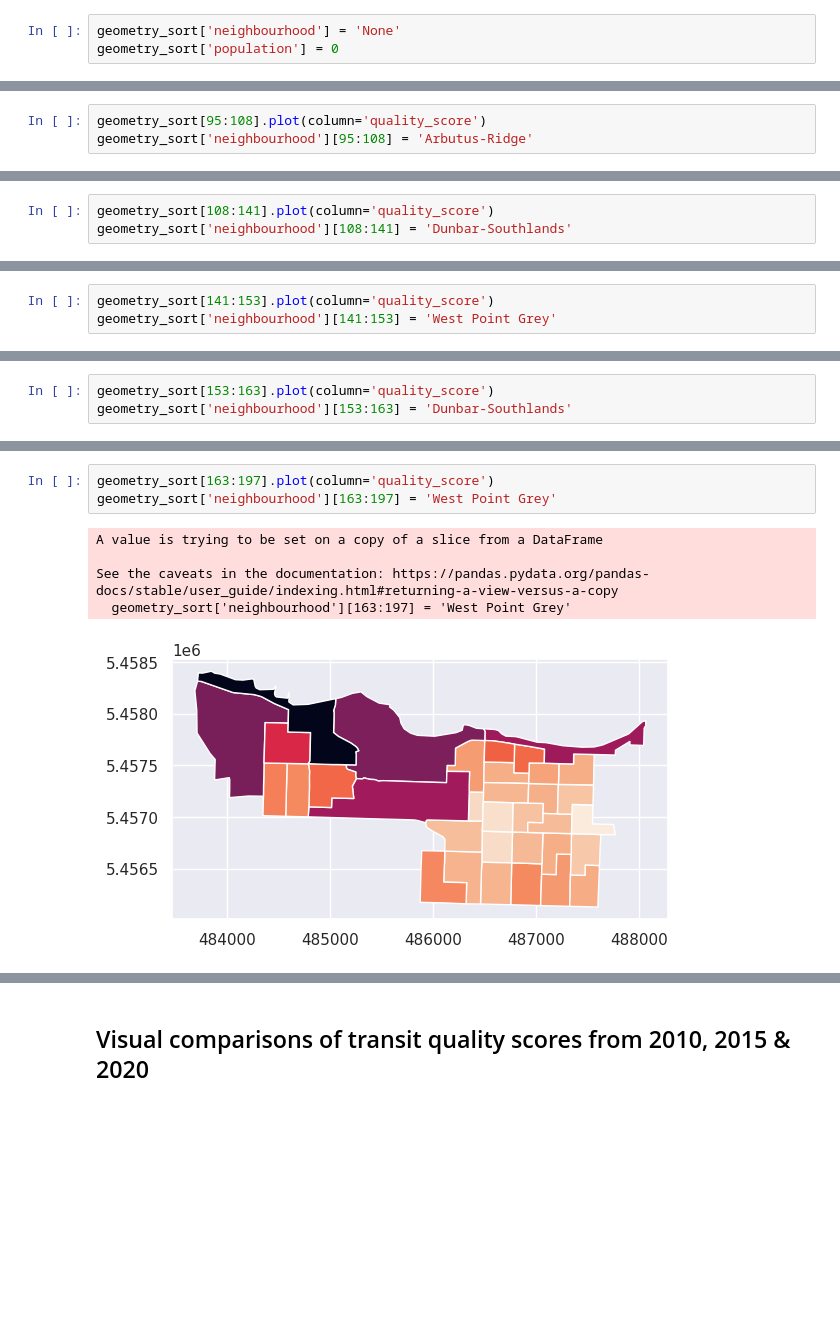
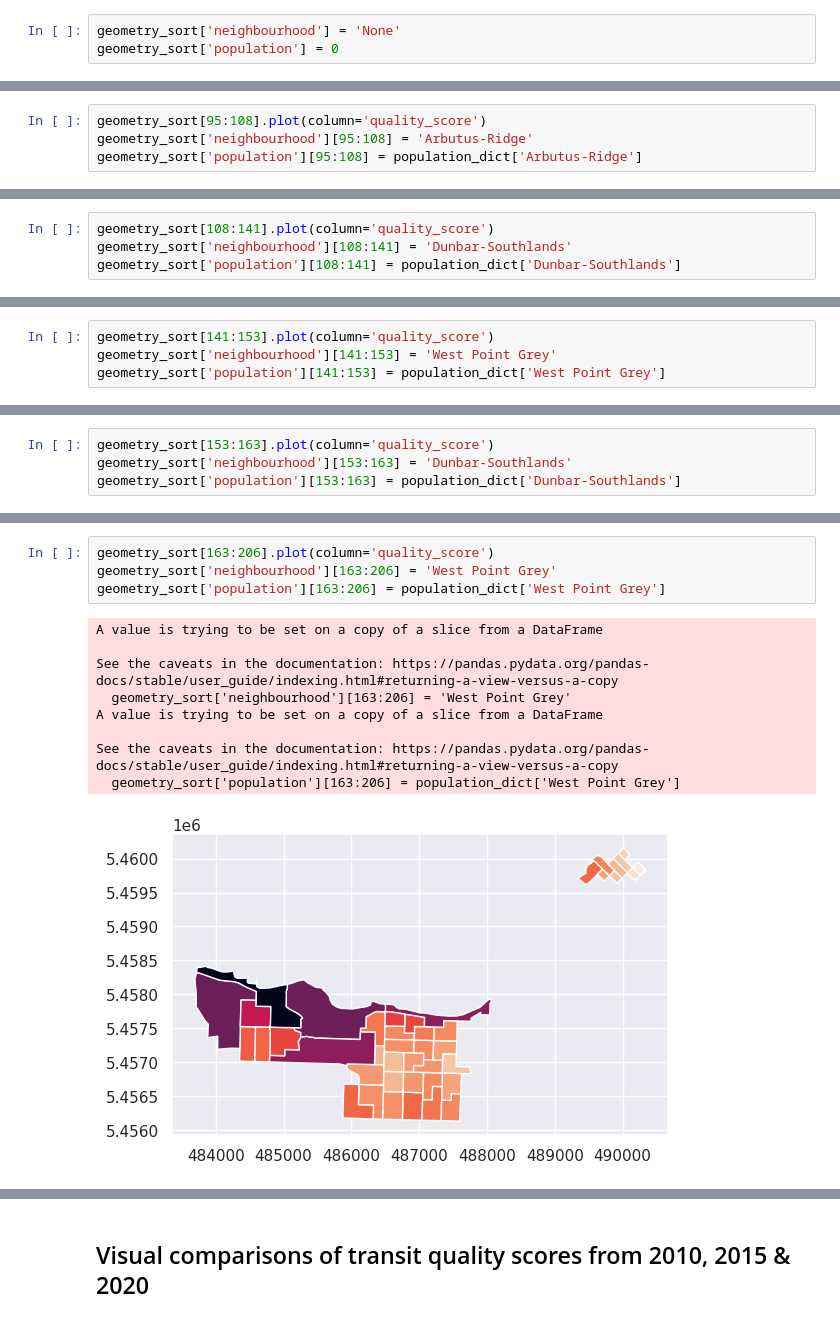
Before and after one commit to rebywong/cmpt353-project, a Jupyter notebook: vancouver_transit.ipynb, the cells around one changed output, grey strips where cells are left out. Drawn from its saved outputs; the diff is of its cells as text; blank space fills up the shorter version.

Commit message:
Added population count to neighbourhood boundaries; aggregated scores to determine neighbourhood rankings for transit quality

```diff
--- a/vancouver_transit.ipynb
+++ b/vancouver_transit.ipynb
@@ -542,6 +618,7 @@ See the caveats in the documentation: https://pandas.pydata.org/pandas-docs/stab
 # %%
 geometry_sort[95:108].plot(column='quality_score')
 geometry_sort['neighbourhood'][95:108] = 'Arbutus-Ridge'
+geometry_sort['population'][95:108] = population_dict['Arbutus-Ridge']
 # %% [output]
 A value is trying to be set on a copy of a slice from a DataFrame
 
@@ -551,6 +632,7 @@ See the caveats in the documentation: https://pandas.pydata.org/pandas-docs/stab
 # %%
 geometry_sort[108:141].plot(column='quality_score')
 geometry_sort['neighbourhood'][108:141] = 'Dunbar-Southlands'
+geometry_sort['population'][108:141] = population_dict['Dunbar-Southlands']
 # %% [output]
 A value is trying to be set on a copy of a slice from a DataFrame
 
@@ -560,6 +646,7 @@ See the caveats in the documentation: https://pandas.pydata.org/pandas-docs/stab
 # %%
 geometry_sort[141:153].plot(column='quality_score')
 geometry_sort['neighbourhood'][141:153] = 'West Point Grey'
+geometry_sort['population'][141:153] = population_dict['West Point Grey']
 # %% [output]
 A value is trying to be set on a copy of a slice from a DataFrame
 
@@ -569,6 +660,7 @@ See the caveats in the documentation: https://pandas.pydata.org/pandas-docs/stab
 # %%
 geometry_sort[153:163].plot(column='quality_score')
 geometry_sort['neighbourhood'][153:163] = 'Dunbar-Southlands'
+geometry_sort['population'][153:163] = population_dict['Dunbar-Southlands']
 # %% [output]
 A value is trying to be set on a copy of a slice from a DataFrame
 
@@ -577,13 +673,18 @@ See the caveats in the documentation: https://pandas.pydata.org/pandas-docs/stab
 [figure]
 # %%
-geometry_sort[163:197].plot(column='quality_score')
-geometry_sort['neighbourhood'][163:197] = 'West Point Grey'
+geometry_sort[163:206].plot(column='quality_score')
+geometry_sort['neighbourhood'][163:206] = 'West Point Grey'
+geometry_sort['population'][163:206] = population_dict['West Point Grey']
 # %% [output]
 A value is trying to be set on a copy of a slice from a DataFrame
 
 See the caveats in the documentation: https://pandas.pydata.org/pandas-docs/stable/user_guide/indexing.html#returning-a-view-versus-a-copy
-  geometry_sort['neighbourhood'][163:197] = 'West Point Grey'
+  geometry_sort['neighbourhood'][163:206] = 'West Point Grey'
+A value is trying to be set on a copy of a slice from a DataFrame
+
+See the caveats in the documentation: https://pandas.pydata.org/pandas-docs/stable/user_guide/indexing.html#returning-a-view-versus-a-copy
+  geometry_sort['population'][163:206] = population_dict['West Point Grey']
-[figure, old version]
+[figure, new version]
 # %%
 # Stanley Park - not recorded in neighbourhoods, but is still part of Vancouver
 # (with limited transit, given that it's a huge park)
```
Also changed, not shown: parts of 52 cells of this notebook.
